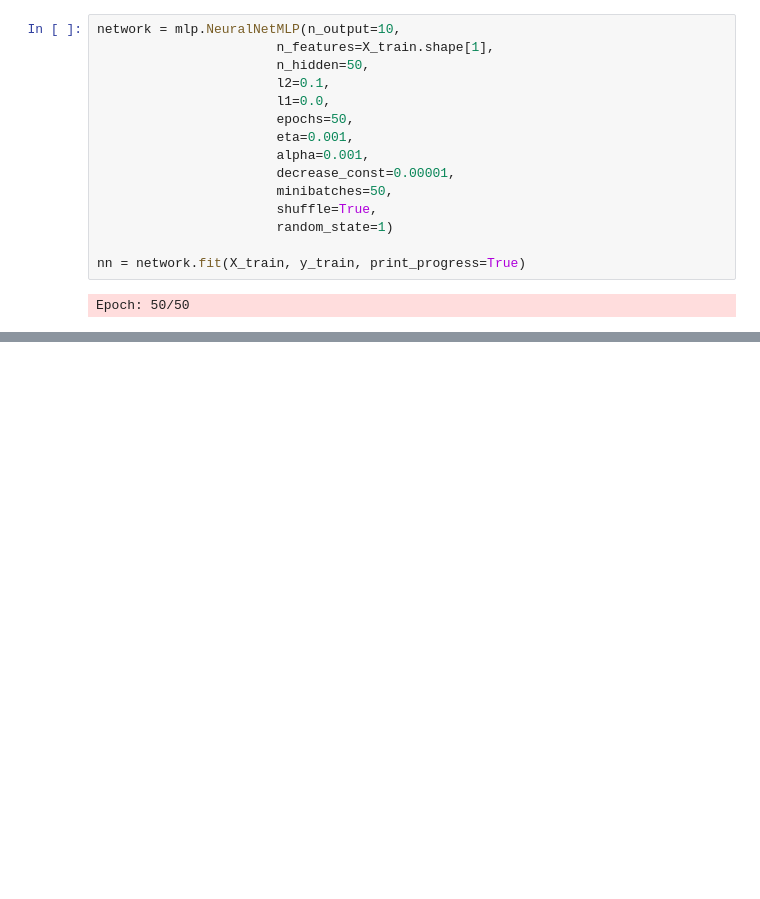
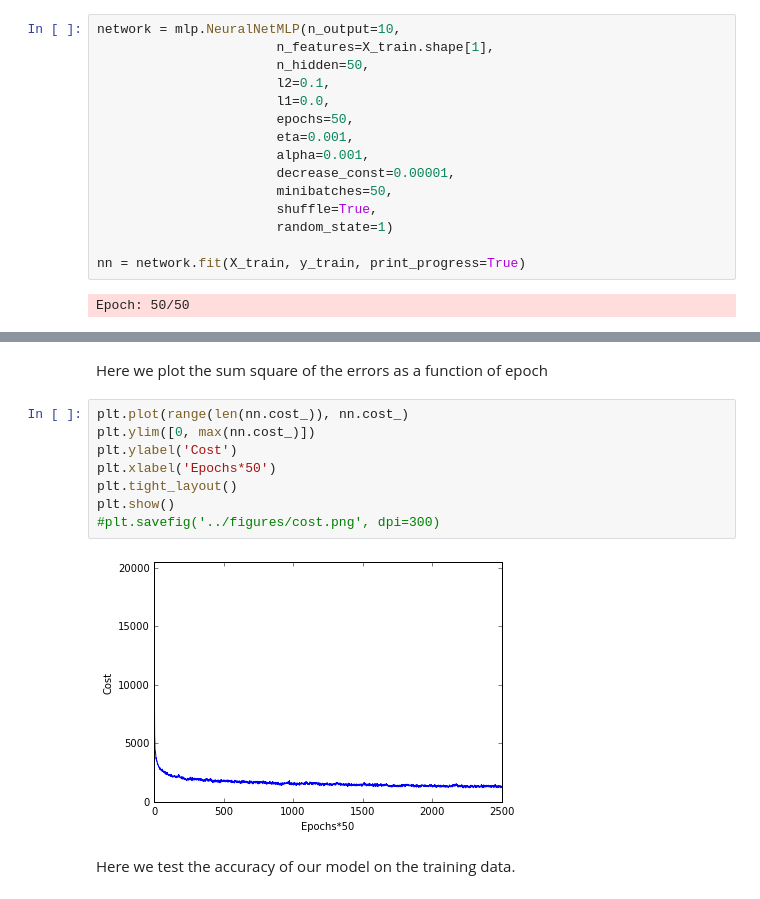
Before and after one commit to nbrawand/MultilayerPerceptron, a Jupyter notebook: src/Untitled.ipynb, the cells around one changed output, grey strips where cells are left out. Saved outputs shown, nothing was run; the diff lists cells and outputs as text; blank space fills up the shorter version.

```diff
--- a/src/Untitled.ipynb
+++ b/src/Untitled.ipynb
@@ -141,0 +103,14 @@ Test accuracy: 90.97%
+# %% [markdown]
+Here we plot the sum square of the errors as a function of epoch
+# %%
+plt.plot(range(len(nn.cost_)), nn.cost_)
+plt.ylim([0, max(nn.cost_)])
+plt.ylabel('Cost')
+plt.xlabel('Epochs*50')
+plt.tight_layout()
+plt.show()
+#plt.savefig('../figures/cost.png', dpi=300)
+# %% [output]
+[figure, added]
+# %% [markdown]
+Here we test the accuracy of our model on the training data.
```
Also changed, not shown: parts of 13 cells of this notebook, 2 other files.
